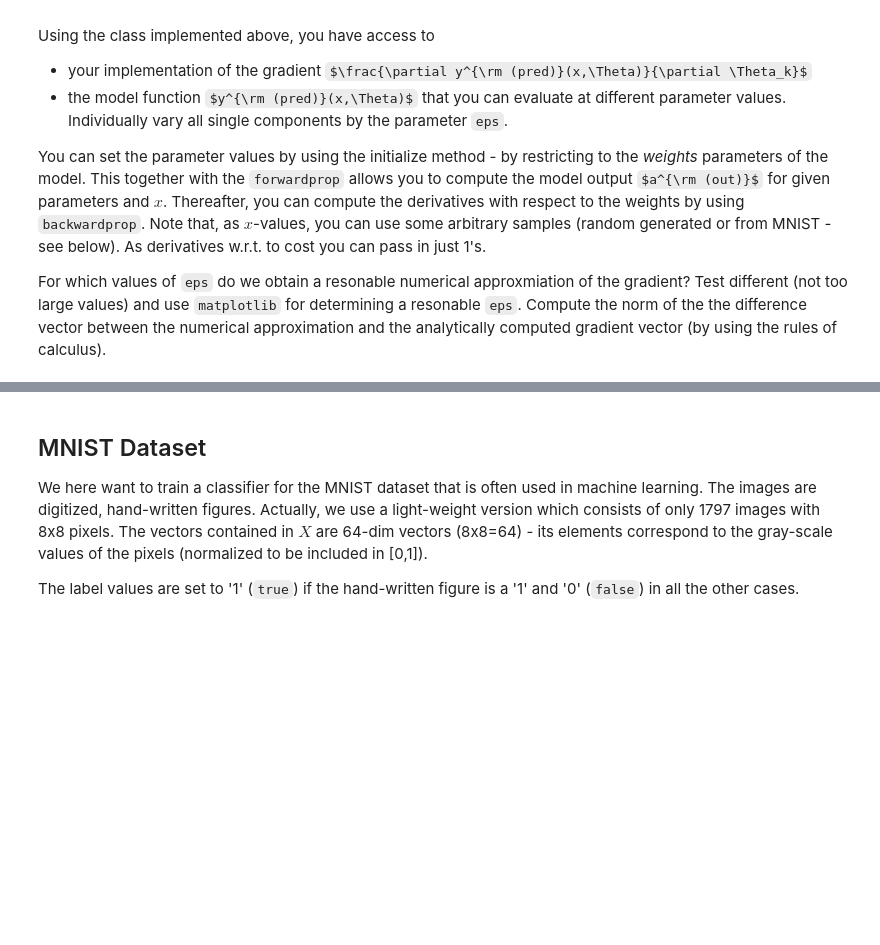
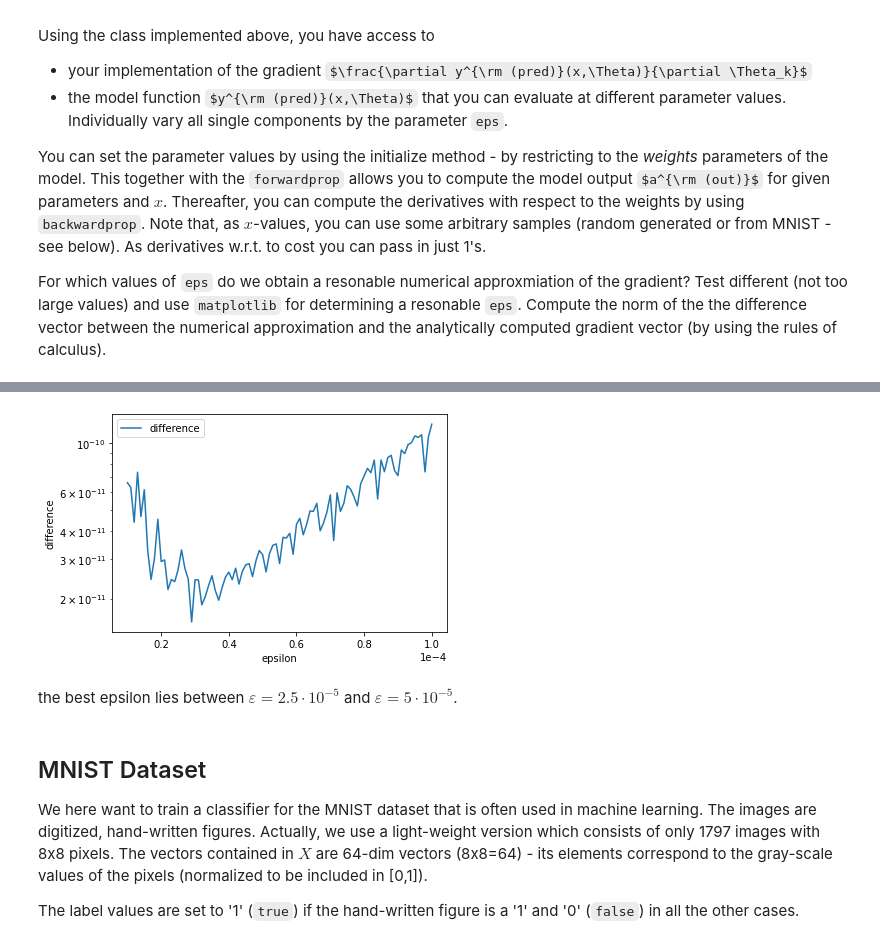
Before and after one commit to hariveliki/vta_le7_mini_challenge, a Jupyter notebook: train_neural_net_stud_V4.ipynb, the cells around one changed output, grey strips where cells are left out. Saved outputs shown, nothing was run; the diff lists cells and outputs as text; code cells hidden in the pictures; some formulas as TeX source; blank space fills up the shorter version.

```diff
--- a/train_neural_net_stud_V4.ipynb
+++ b/train_neural_net_stud_V4.ipynb
@@ -555,3 +581,25 @@ The numerical gradient is correct! The difference is:  7.239769592821533e-11
+# %%
+differences = []
+epss = np.arange(1e-5,1e-4,1e-6)
+for i in epss:
+    differences.append(difference_of_numerical_and_analytical_gradient(i))
+
+plt.plot(epss, np.array(differences), label="difference")
+# set scale of x-axis to logarithmic
+plt.yscale("log")
+plt.xlabel("epsilon")
+plt.ticklabel_format(axis="x", style="sci", scilimits=(0,0))
+plt.ylabel("difference")
+plt.legend()
+plt.show()
+
+# the best epsilon lies between $\varepsilon = 2.5\cdot 10^{-5}$ and $\varepsilon = 5\cdot 10^{-5}$.
+
+# END YOUR CODE
+# %% [output]
+[figure, added]
+# %% [markdown]
+the best epsilon lies between $\varepsilon = 2.5\cdot 10^{-5}$ and $\varepsilon = 5\cdot 10^{-5}$.
 # %% [markdown]
 ## MNIST Dataset
 
```
Also changed, not shown: parts of 7 cells of this notebook.
